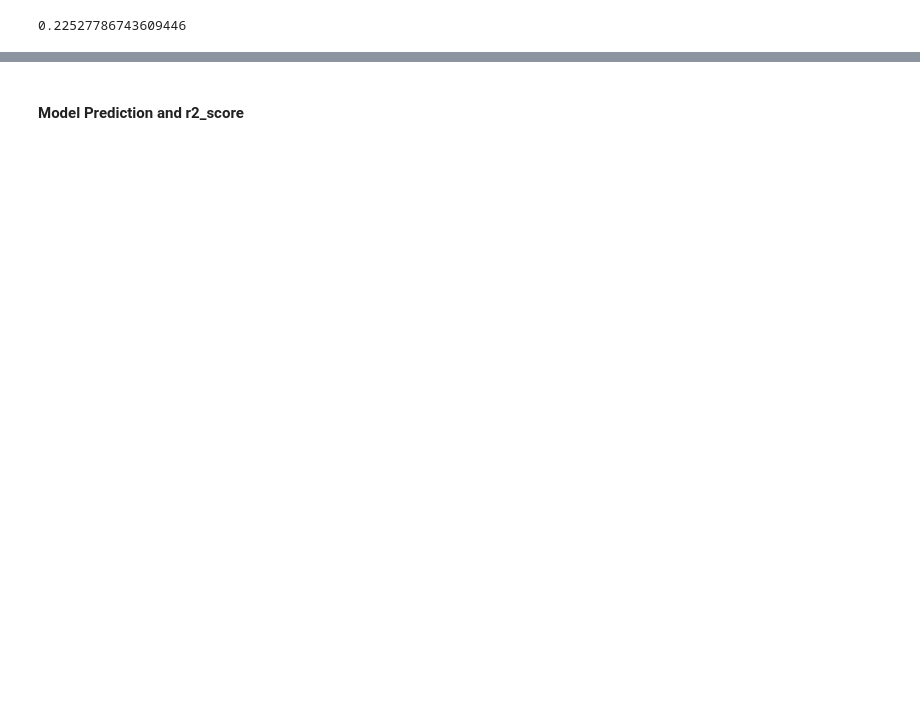
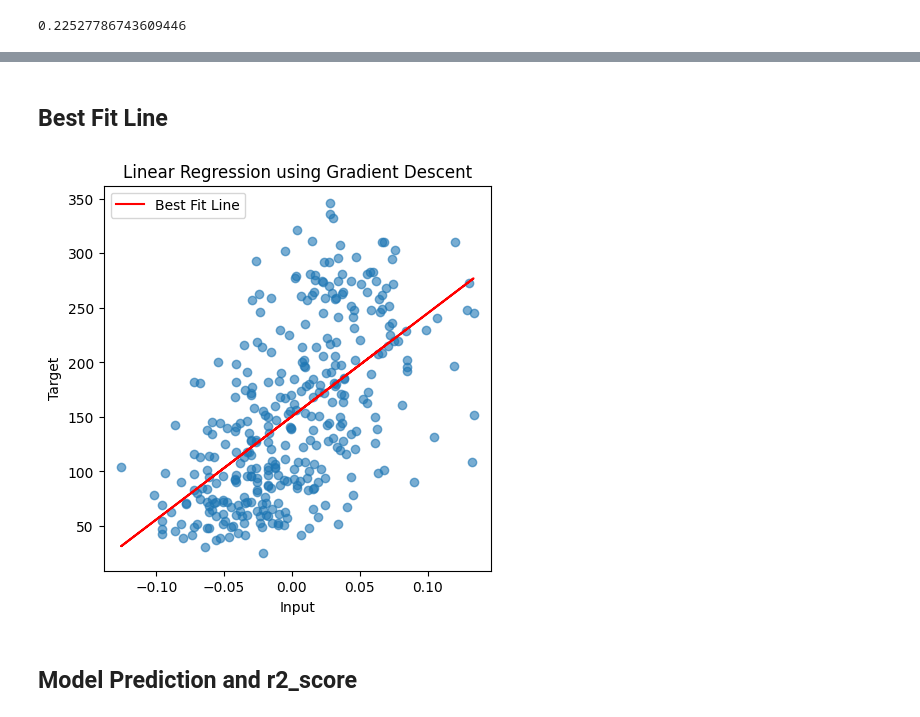
Before and after one commit to Shriram-Vibhute/Machine_Learning, a Jupyter notebook: 1 - Simple Linear Regression/simple_linear_regression.ipynb, the cells around one changed output, grey strips where cells are left out. Drawn from its saved outputs; the diff is of its cells as text; code cells hidden in the pictures; blank space fills up the shorter version.

```diff
--- a/Simple Linear Regression/simple_linear_regression.ipynb
+++ b/1 - Simple Linear Regression/simple_linear_regression.ipynb
@@ -196,5 +250,18 @@ print(gdr.intercept_)
+# %% [markdown]
+## Best Fit Line
+# %%
+plt.figure(figsize = (5,5))
+plt.scatter(X_train, y_train, alpha = 0.6)
+plt.plot(X_train, gdr.coef_ * X_train + gdr.intercept_, color = 'red', label = 'Best Fit Line')
+plt.legend(loc = 'upper left')
+plt.title("Linear Regression using Gradient Descent")
+plt.xlabel('Input')
+plt.ylabel('Target')
+plt.show()
+# %% [output]
+[figure, added]
 # %% [markdown]
-#### Model Prediction and r2_score
+## Model Prediction and r2_score
 # %%
 y_pred = gdr.predict(X_test)
 # %%
```
Also changed, not shown: parts of 39 cells of this notebook, 16 other files.
